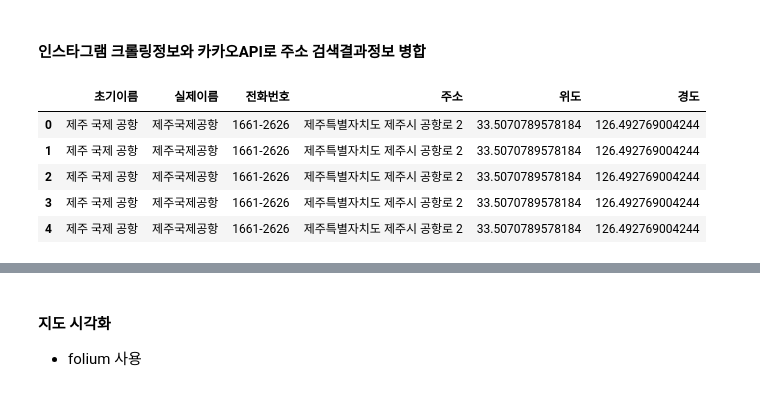
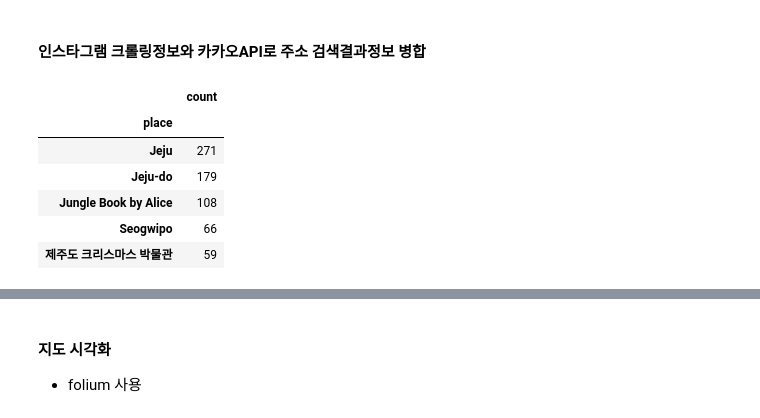
Before and after one commit to king-dong-gun/python_bigdata_analyze, a Jupyter notebook: day05/data12_jejuHotplace.visual.ipynb, the cells around one changed output, grey strips where cells are left out. Drawn from its saved outputs; the diff is of its cells as text; code cells hidden in the pictures.

```diff
--- a/day05/data12_jejuHotplace.visual.ipynb
+++ b/day05/data12_jejuHotplace.visual.ipynb
@@ -47,6 +46,5 @@ rawTotal
 | 8800 | .2019년 첫날디스이즈핫에서 새해를 맞이하시는 손님들께 떡... | 2019-01-01 | 48 | 디스이즈핫 | ['#HappyNewYearEveryone'] |
 8801 rows × 5 columns
 # %%
-# 위치 정보 확인
-locationCount = rawTotal['place'].value_counts()
-locationCount
+# 위치정보 확인
+locCounts = rawTotal['place'].value_counts()
@@ -77 +51,4 @@ dfLocationCount.head(3)
+# %%
+# DataFrame 으로 변경
+dfLocCounts = pd.DataFrame(locCounts)
 # %%
@@ -207,11 +150,12 @@ dfLocationResults.to_excel('./data/location.xlsx', index=False)
 # %% [markdown]
 #### 인스타그램 크롤링정보와 카카오API로 주소 검색결과정보 병합
 # %%
-dfLocationResults.head()
+dfLocCounts.head()
 # %% [output]
-|  | 초기이름 | 실제이름 | 전화번호 | 주소 | 위도 | 경도 |
-| 0 | 제주 국제 공항 | 제주국제공항 | 1661-2626 | 제주특별자치도 제주시 공항로 2 | 33.5070789578184 | 126.492769004244 |
-| 1 | 제주 국제 공항 | 제주국제공항 | 1661-2626 | 제주특별자치도 제주시 공항로 2 | 33.5070789578184 | 126.492769004244 |
-| 2 | 제주 국제 공항 | 제주국제공항 | 1661-2626 | 제주특별자치도 제주시 공항로 2 | 33.5070789578184 | 126.492769004244 |
-| 3 | 제주 국제 공항 | 제주국제공항 | 1661-2626 | 제주특별자치도 제주시 공항로 2 | 33.5070789578184 | 126.492769004244 |
-| 4 | 제주 국제 공항 | 제주국제공항 | 1661-2626 | 제주특별자치도 제주시 공항로 2 | 33.5070789578184 | 126.492769004244 |
+|  | count |
+| place |  |
+| Jeju | 271 |
+| Jeju-do | 179 |
+| Jungle Book by Alice | 108 |
+| Seogwipo | 66 |
+| 제주도 크리스마스 박물관 | 59 |
```
Also changed, not shown: parts of 31 cells of this notebook, 21 other files.
